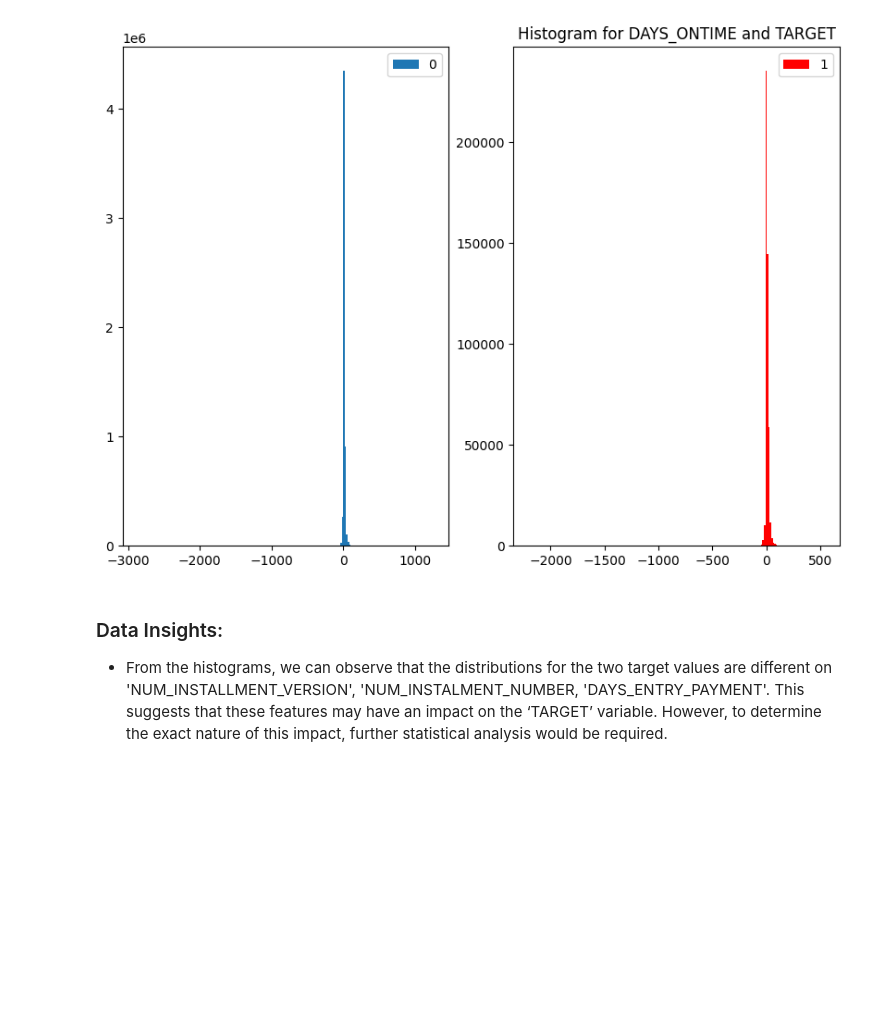
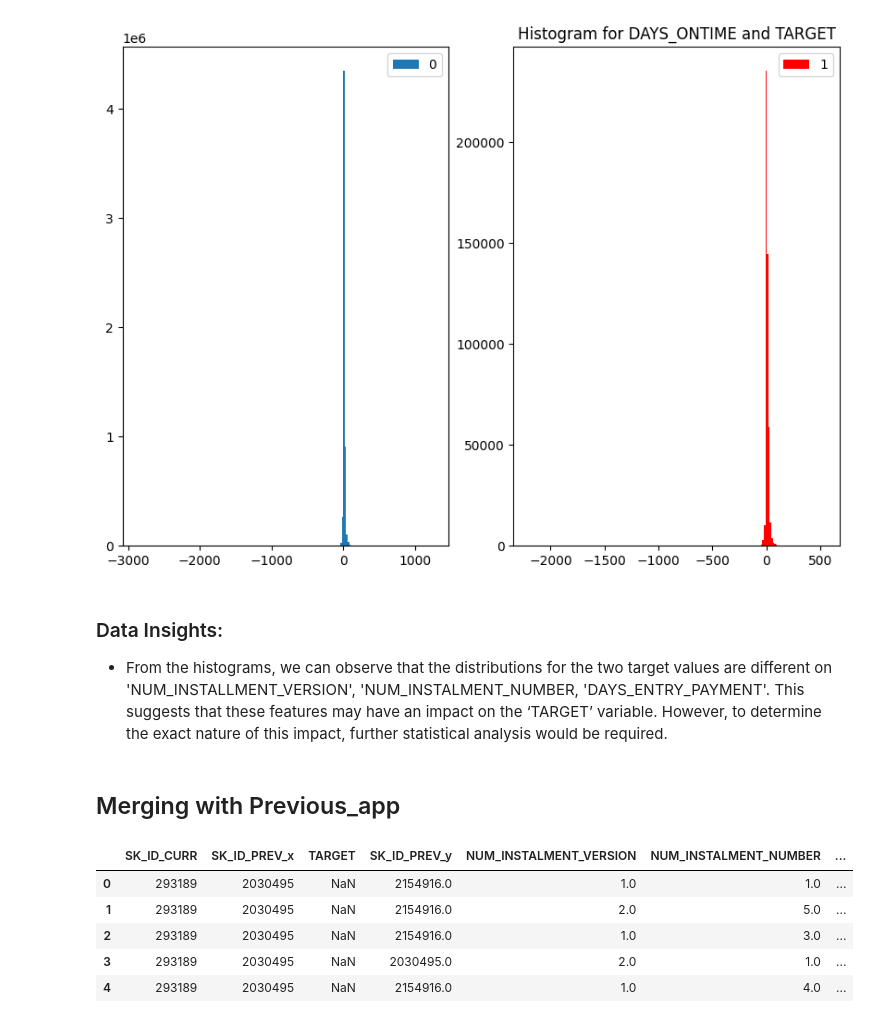
Before and after one commit to dunp7/Home-Default-Credit-Risk, a Jupyter notebook: Cleaning + EDA/Installments_Payments.ipynb, the cells around one changed output. Cells and saved outputs as stored; diff of their text form; code cells hidden in the pictures; blank space fills up the shorter version.

Commit message:
vu add merge install & prev_app

```diff
--- a/Cleaning + EDA/Installments_Payments.ipynb
+++ b/Cleaning + EDA/Installments_Payments.ipynb
@@ -234,3 +234,22 @@ for col in num_data.iloc[:,1:8]:
 # %% [markdown]
 ### Data Insights:
 * From the histograms, we can observe that the distributions for the two target values are different on 'NUM_INSTALLMENT_VERSION', 'NUM_INSTALMENT_NUMBER, 'DAYS_ENTRY_PAYMENT'. This suggests that these features may have an impact on the ‘TARGET’ variable. However, to determine the exact nature of this impact, further statistical analysis would be required.
+# %% [markdown]
+## Merging with Previous_app
+# %%
+prev_app = pd.read_csv('F:\\Downloads\\dseb-63-data-preparation-final-project\\dseb63_final_project_DP_dataset\\dseb63_previous_application.csv')
+# %%
+prev_app = prev_app[['SK_ID_CURR','SK_ID_PREV']]
+
+merge_table_prev = pd.merge(prev_app,app_train,on='SK_ID_CURR', how = 'left')
+
+merge_table_prev = pd.merge(merge_table_prev,new_pay,on='SK_ID_CURR', how = 'left')
+# %%
+merge_table_prev.head()
+# %% [output]
+|  | SK_ID_CURR | SK_ID_PREV_x | TARGET | SK_ID_PREV_y | NUM_INSTALMENT_VERSION | NUM_INSTALMENT_NUMBER | ... |
+| 0 | 293189 | 2030495 | NaN | 2154916.0 | 1.0 | 1.0 | ... |
+| 1 | 293189 | 2030495 | NaN | 2154916.0 | 2.0 | 5.0 | ... |
+| 2 | 293189 | 2030495 | NaN | 2154916.0 | 1.0 | 3.0 | ... |
+| 3 | 293189 | 2030495 | NaN | 2030495.0 | 2.0 | 1.0 | ... |
+| 4 | 293189 | 2030495 | NaN | 2154916.0 | 1.0 | 4.0 | ... |
```
